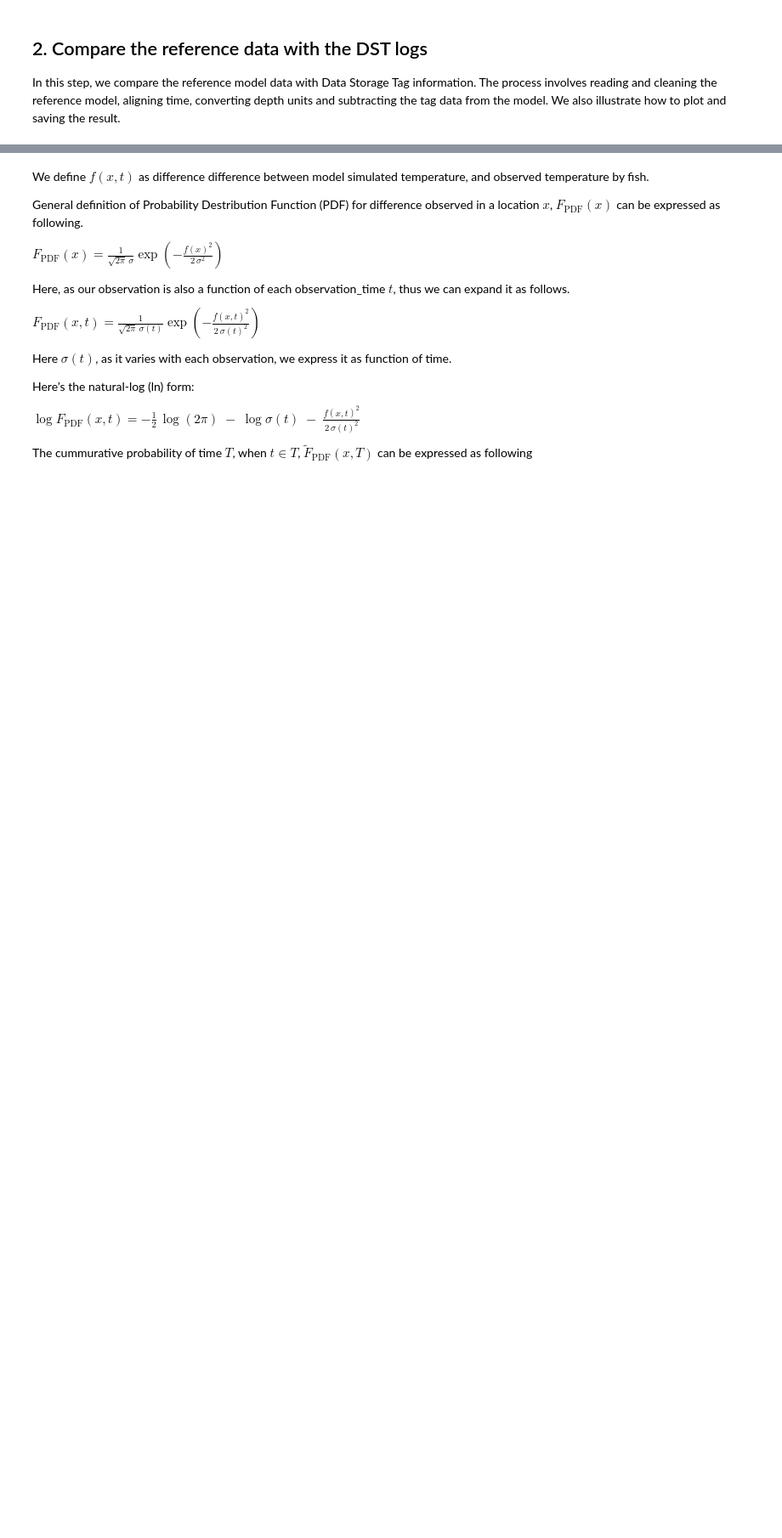
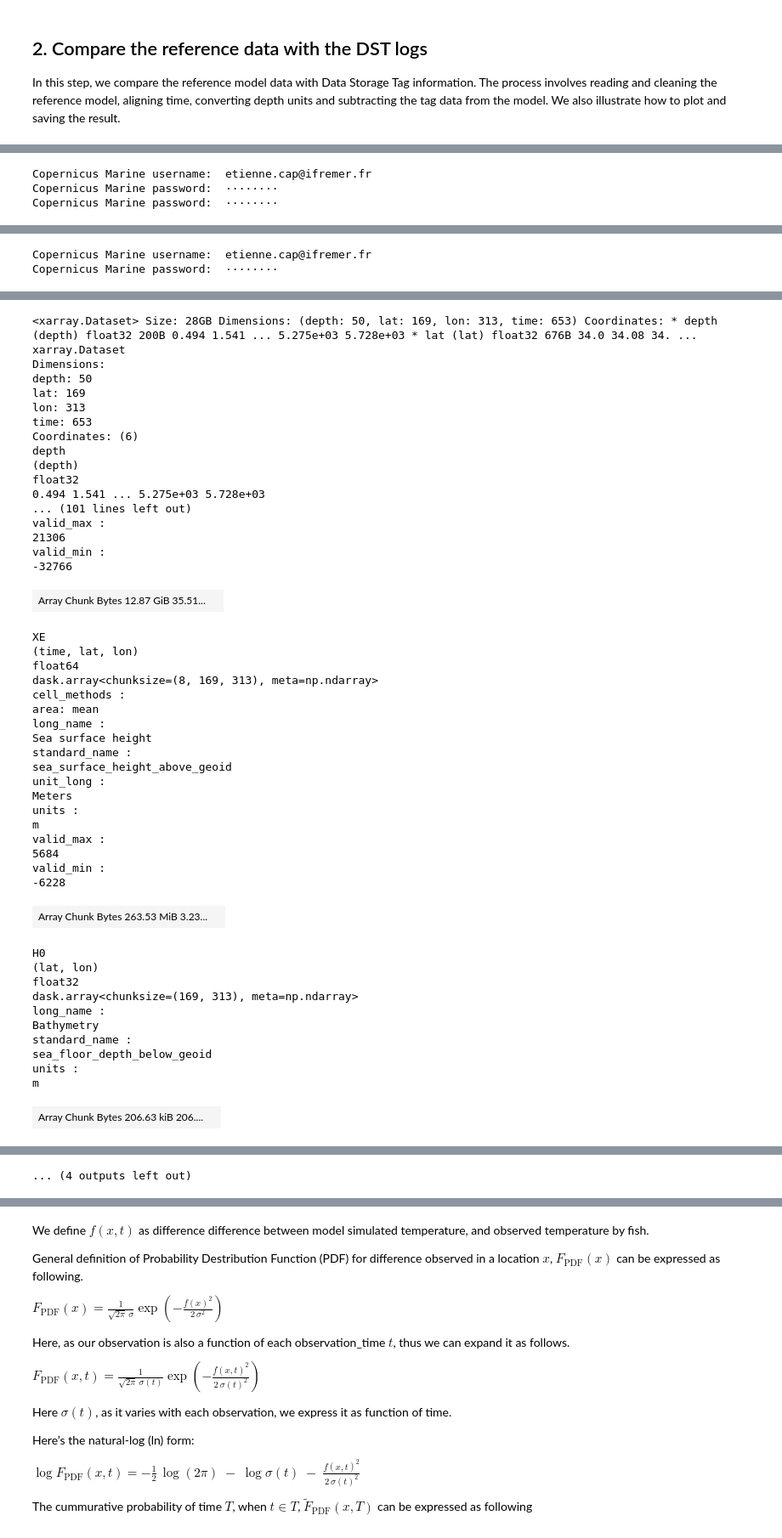
Before and after one commit to capetienne/pangeo-fish-public, a Jupyter notebook: notebooks/new_workflow/pangeo_fish_with_light.ipynb, the cells around one changed output, grey strips where cells are left out. Shown at 85% size. Saved outputs shown, nothing was run; the diff lists cells and outputs as text; code cells hidden in the pictures; blank space fills up the shorter version.

```diff
--- a/notebooks/new_workflow/pangeo_fish_with_light.ipynb
+++ b/notebooks/new_workflow/pangeo_fish_with_light.ipynb
@@ -58,6 +62,10 @@ tag_name = "281B-4949"
 HAS_LIGHT = True
 
 bbox = {"latitude": [34.0, 48.0], "longitude": [-6.0, 20.0], "max_depth": 450}
+
+
+TAG_ROOT = "s3://gfts-ifremer/tuna/tags/formatted/"
+
 
 # ── Storage & compute ─────────────────────────────────────────────────────────
 scratch_root = "s3://gfts-ifremer/tuna/run/capetienne/generic"
@@ -149,8 +179,8 @@ ds_thetao_zos = copernicusmarine.open_dataset(
     maximum_longitude=bbox["longitude"][1],
     minimum_latitude=bbox["latitude"][0],
     maximum_latitude=bbox["latitude"][1],
-    start_datetime=time_slice.start.strftime("%Y-%m-%d"),
-    end_datetime=time_slice.stop.strftime("%Y-%m-%d"),
+    start_datetime=pd.Timestamp(time_slice.start.item()).strftime("%Y-%m-%d"),
+    end_datetime=pd.Timestamp(time_slice.stop.item()).strftime("%Y-%m-%d"),
 )
 
 static_var = copernicusmarine.open_dataset(
@@ -161,3 +191,11 @@ static_var = copernicusmarine.open_dataset(
     minimum_latitude=bbox["latitude"][0],
     maximum_latitude=bbox["latitude"][1],
 )
+
+static_var = static_var.assign_coords(longitude=ds_thetao_zos["longitude"].values)
+
+ds_all = xr.merge([ds_thetao_zos, static_var], compat="no_conflicts")
+ds_all = ds_all.rename({"latitude": "lat", "longitude": "lon"})
+model = prepare_dataset(ds_all)
+model
+# %% [output]
@@ -163,0 +203,3 @@ static_var = copernicusmarine.open_dataset(
+Copernicus Marine username:  etienne.cap@ifremer.fr
+Copernicus Marine password:  ········
+Copernicus Marine password:  ········
@@ -163,0 +209,2 @@ static_var = copernicusmarine.open_dataset(
+Copernicus Marine username:  etienne.cap@ifremer.fr
+Copernicus Marine password:  ········
@@ -163,0 +213,48 @@ static_var = copernicusmarine.open_dataset(
+<xarray.Dataset> Size: 28GB Dimensions: (depth: 50, lat: 169, lon: 313, time: 653) Coordinates: * depth (depth) float32 200B 0.494 1.541 ... 5.275e+03 5.728e+03 * lat (lat) float32 676B 34.0 34.08 34. ...
+xarray.Dataset
+Dimensions:
+depth: 50
+lat: 169
+lon: 313
+time: 653
+Coordinates: (6)
+depth
+(depth)
+float32
+0.494 1.541 ... 5.275e+03 5.728e+03
+... (101 lines left out)
+valid_max :
+21306
+valid_min :
+-32766
+| Array Chunk Bytes 12.87 GiB 35.51... |  |
+XE
+(time, lat, lon)
+float64
+dask.array<chunksize=(8, 169, 313), meta=np.ndarray>
+cell_methods :
+area: mean
+long_name :
+Sea surface height
+standard_name :
+sea_surface_height_above_geoid
+unit_long :
+Meters
+units :
+m
+valid_max :
+5684
+valid_min :
+-6228
+| Array Chunk Bytes 263.53 MiB 3.23... |  |
+H0
+(lat, lon)
+float32
+dask.array<chunksize=(169, 313), meta=np.ndarray>
+long_name :
+Bathymetry
+standard_name :
+sea_floor_depth_below_geoid
+units :
+m
+| Array Chunk Bytes 206.63 kiB 206.... |  |
@@ -163,0 +271 @@ static_var = copernicusmarine.open_dataset(
+... (4 outputs left out)
```
Also changed, not shown: parts of 22 cells of this notebook, 2 other files.
